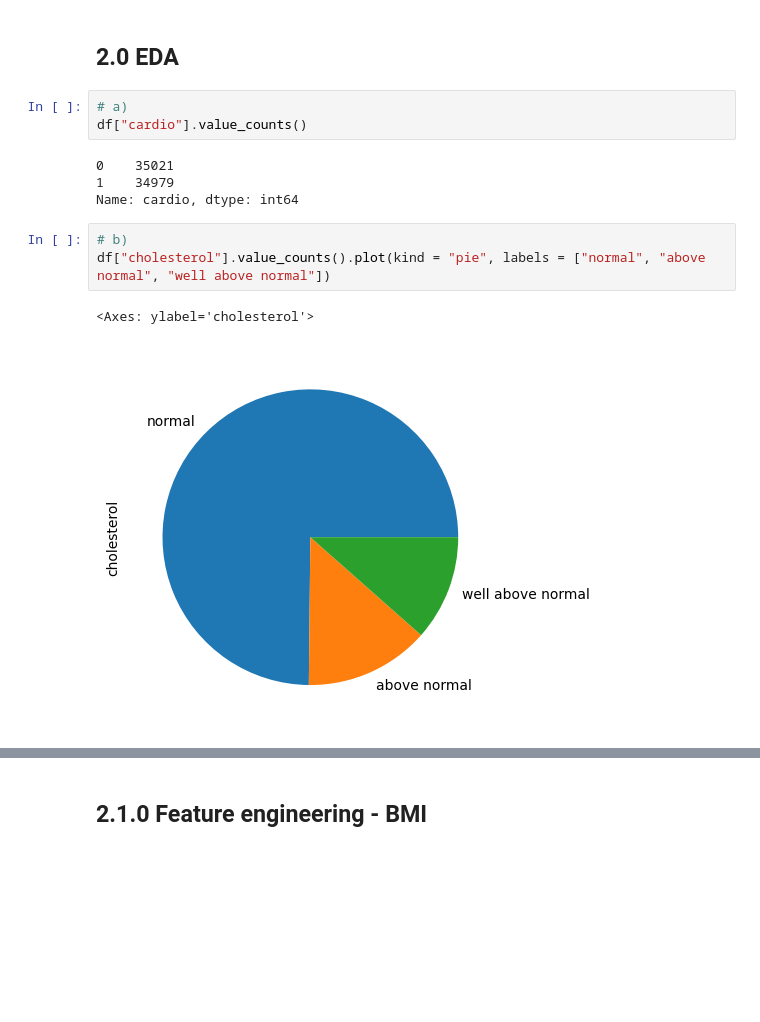
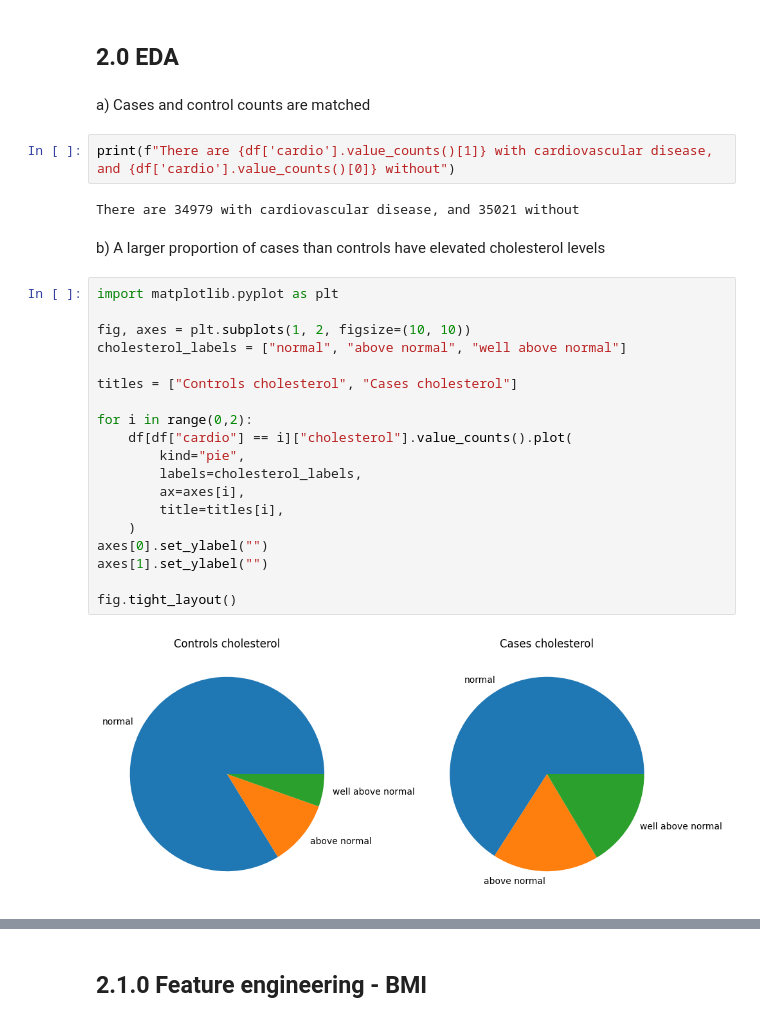
Before and after one commit to jvesand/Machine-learning-Johan-Sandberg, a Jupyter notebook: Lab/2_disease_prediction.ipynb, the cells around one changed output, grey strips where cells are left out. Saved outputs shown, nothing was run; the diff lists cells and outputs as text; blank space fills up the shorter version.

```diff
--- a/Lab/2_disease_prediction.ipynb
+++ b/Lab/2_disease_prediction.ipynb
@@ -80,16 +80,32 @@ df.describe()
 | max | 99999.000000 | 23713.000000 | 2.000000 | 250.000000 | 200.000000 | 16020.000000 | 11000.000000 | 3.000000 | 3.000000 | 1.000000 | 1.000000 | ... |
 # %% [markdown]
 ## 2.0 EDA
-# %%
-# a)
-df["cardio"].value_counts()
-# %% [output]
-0    35021
-1    34979
-Name: cardio, dtype: int64
-# %%
-# b)
-df["cholesterol"].value_counts().plot(kind = "pie", labels = ["normal", "above normal", "well above normal"])
-# %% [output]
-<Axes: ylabel='cholesterol'>
-[figure, removed]
+# %% [markdown]
+a) Cases and control counts are matched
+# %%
+print(f"There are {df['cardio'].value_counts()[1]} with cardiovascular disease, and {df['cardio'].value_counts()[0]} without")
+# %% [output]
+There are 34979 with cardiovascular disease, and 35021 without
+# %% [markdown]
+b) A larger proportion of cases than controls have elevated cholesterol levels
+# %%
+import matplotlib.pyplot as plt
+
+fig, axes = plt.subplots(1, 2, figsize=(10, 10))
+cholesterol_labels = ["normal", "above normal", "well above normal"]
+
+titles = ["Controls cholesterol", "Cases cholesterol"]
+
+for i in range(0,2):
+    df[df["cardio"] == i]["cholesterol"].value_counts().plot(
+        kind="pie",
+        labels=cholesterol_labels,
+        ax=axes[i],
+        title=titles[i],
+    )
+axes[0].set_ylabel("")
+axes[1].set_ylabel("")
+
+fig.tight_layout()
+# %% [output]
+[figure, added]
```
Also changed, not shown: parts of 79 cells of this notebook, 2 other files.
